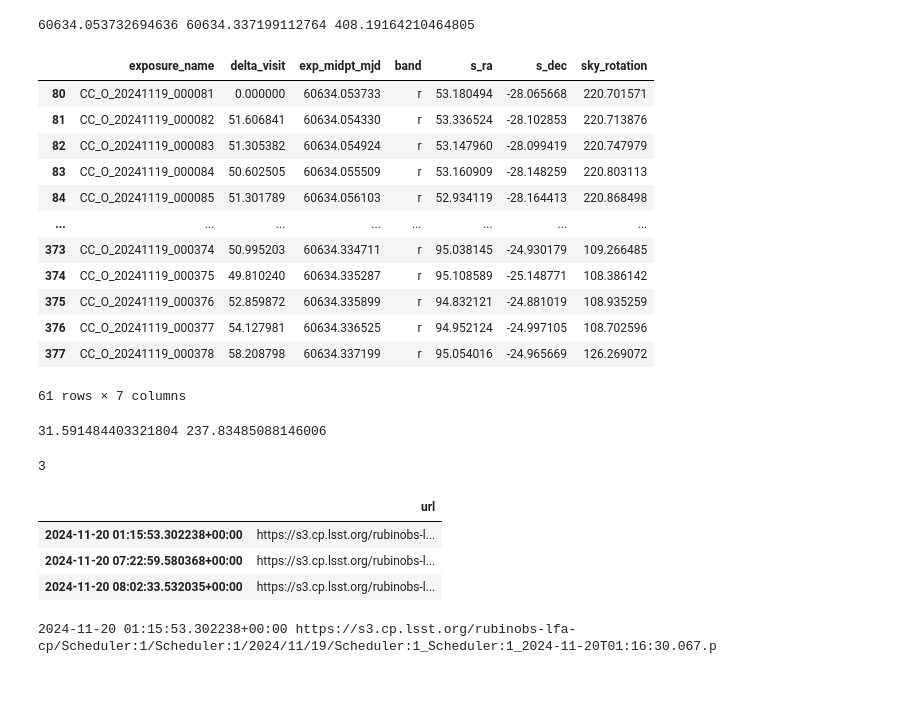
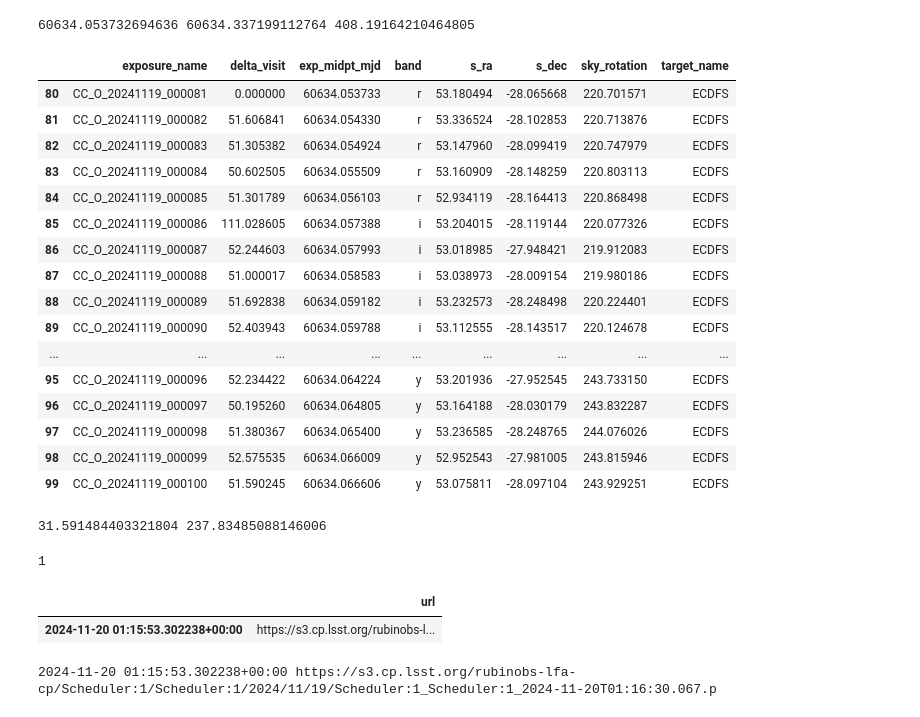
Before and after one commit to lsst-sims/fbs_curiosities, a Jupyter notebook: FBS_comcam_20241119.ipynb, the cells around one changed output. Saved outputs shown, nothing was run; the diff lists cells and outputs as text; code cells hidden in the pictures; blank space fills up the shorter version.

```diff
--- a/FBS_comcam_20241119.ipynb
+++ b/FBS_comcam_20241119.ipynb
@@ -71,40 +88,46 @@ targets[tcols]
 # %%
 # The targets -- up until the target at RA=300 / Dec = -40 -- were all acquired as visits.
 
 os.environ["LSST_CONSDB_PQ_URL"] = "http://consdb-pq.consdb:8080/consdb"
 os.environ["no_proxy"] += ",.consdb"
 
 consdb = ConsDbClient()
 instrument = 'lsstcomcam'
 day_obs_int = day_obs.replace('-', '')
 visit_query = f'''
     SELECT * FROM cdb_{instrument}.visit1
      where day_obs = {day_obs_int}
 '''
 visits = consdb.query(visit_query).to_pandas()
 
 vv = pd.DataFrame(visits.query('science_program == "BLOCK-320"'))
 delta_visit = vv.exp_midpt_mjd.values[1:] - vv.exp_midpt_mjd.values[:-1]
 delta_visit = np.concatenate([np.array([0]), delta_visit])
 vv['delta_visit'] = delta_visit * 24 * 60 * 60
 print(vv.exp_midpt_mjd.min(), vv.exp_midpt_mjd.max(), (vv.exp_midpt_mjd.max() - vv.exp_midpt_mjd.min()) * 24 * 60)
-vcols = ['exposure_name', 'delta_visit', 'exp_midpt_mjd', 'band', 's_ra', 's_dec', 'sky_rotation']
-display(vv[vcols])
+vcols = ['exposure_name', 'delta_visit', 'exp_midpt_mjd', 'band', 's_ra', 's_dec', 'sky_rotation', 'target_name']
+# trim down visits (since we know where the last relevant one was
+vv = vv.query('exp_midpt_mjd <= 60634.308665')
+display(HTML(vv[vcols].to_html()))
 # %% [output]
 60634.053732694636 60634.337199112764 408.19164210464805
-|  | exposure_name | delta_visit | exp_midpt_mjd | band | s_ra | s_dec | sky_rotation |
-| 80 | CC_O_20241119_000081 | 0.000000 | 60634.053733 | r | 53.180494 | -28.065668 | 220.701571 |
-| 81 | CC_O_20241119_000082 | 51.606841 | 60634.054330 | r | 53.336524 | -28.102853 | 220.713876 |
-| 82 | CC_O_20241119_000083 | 51.305382 | 60634.054924 | r | 53.147960 | -28.099419 | 220.747979 |
-| 83 | CC_O_20241119_000084 | 50.602505 | 60634.055509 | r | 53.160909 | -28.148259 | 220.803113 |
-| 84 | CC_O_20241119_000085 | 51.301789 | 60634.056103 | r | 52.934119 | -28.164413 | 220.868498 |
-| ... | ... | ... | ... | ... | ... | ... | ... |
-| 373 | CC_O_20241119_000374 | 50.995203 | 60634.334711 | r | 95.038145 | -24.930179 | 109.266485 |
-| 374 | CC_O_20241119_000375 | 49.810240 | 60634.335287 | r | 95.108589 | -25.148771 | 108.386142 |
-| 375 | CC_O_20241119_000376 | 52.859872 | 60634.335899 | r | 94.832121 | -24.881019 | 108.935259 |
-| 376 | CC_O_20241119_000377 | 54.127981 | 60634.336525 | r | 94.952124 | -24.997105 | 108.702596 |
-| 377 | CC_O_20241119_000378 | 58.208798 | 60634.337199 | r | 95.054016 | -24.965669 | 126.269072 |
+|  | exposure_name | delta_visit | exp_midpt_mjd | band | s_ra | s_dec | sky_rotation | target_name |
+| 80 | CC_O_20241119_000081 | 0.000000 | 60634.053733 | r | 53.180494 | -28.065668 | 220.701571 | ECDFS |
+| 81 | CC_O_20241119_000082 | 51.606841 | 60634.054330 | r | 53.336524 | -28.102853 | 220.713876 | ECDFS |
+| 82 | CC_O_20241119_000083 | 51.305382 | 60634.054924 | r | 53.147960 | -28.099419 | 220.747979 | ECDFS |
+| 83 | CC_O_20241119_000084 | 50.602505 | 60634.055509 | r | 53.160909 | -28.148259 | 220.803113 | ECDFS |
+| 84 | CC_O_20241119_000085 | 51.301789 | 60634.056103 | r | 52.934119 | -28.164413 | 220.868498 | ECDFS |
+| 85 | CC_O_20241119_000086 | 111.028605 | 60634.057388 | i | 53.204015 | -28.119144 | 220.077326 | ECDFS |
+| 86 | CC_O_20241119_000087 | 52.244603 | 60634.057993 | i | 53.018985 | -27.948421 | 219.912083 | ECDFS |
+| 87 | CC_O_20241119_000088 | 51.000017 | 60634.058583 | i | 53.038973 | -28.009154 | 219.980186 | ECDFS |
+| 88 | CC_O_20241119_000089 | 51.692838 | 60634.059182 | i | 53.232573 | -28.248498 | 220.224401 | ECDFS |
+| 89 | CC_O_20241119_000090 | 52.403943 | 60634.059788 | i | 53.112555 | -28.143517 | 220.124678 | ECDFS |
+| ... | ... | ... | ... | ... | ... | ... | ... | ... |
+| 95 | CC_O_20241119_000096 | 52.234422 | 60634.064224 | y | 53.201936 | -27.952545 | 243.733150 | ECDFS |
+| 96 | CC_O_20241119_000097 | 50.195260 | 60634.064805 | y | 53.164188 | -28.030179 | 243.832287 | ECDFS |
+| 97 | CC_O_20241119_000098 | 51.380367 | 60634.065400 | y | 53.236585 | -28.248765 | 244.076026 | ECDFS |
+| 98 | CC_O_20241119_000099 | 52.575535 | 60634.066009 | y | 52.952543 | -27.981005 | 243.815946 | ECDFS |
+| 99 | CC_O_20241119_000100 | 51.590245 | 60634.066606 | y | 53.075811 | -28.097104 | 243.929251 | ECDFS |
-61 rows × 7 columns
 # %%
 # The visits track the targets up to the point where the FBS tried to point at the Rubin_SV_300_-4 field at RA=300, Dec=-40
 # What was the alt/az of this pointing at that time?
@@ -125,21 +149,21 @@ print(alt, az)
 31.591484403321804 237.83485088146006
 # %%
 # What was the scheduler snapshot looking like? We only have one from the start of the first target
+# Snapshots are saved when the FBS is queried for "request_observation"
+# This currently happens for two calls in a row, then the resulting sequences are parsed in sets of twos by the Scheduler queue
 
 # Get the snapshots
 
 topic = "lsst.sal.Scheduler.logevent_largeFileObjectAvailable"
 fields = ["url"]
 
-dd = await efd_client.select_time_series(topic, fields, t_start, t_end, index=salindex)
-print(len(dd))
-display(HTML(dd.to_html()))
+snapshots = await efd_client.select_time_series(topic, fields, t_start, t_end, index=salindex)
+print(len(snapshots))
+display(HTML(snapshots.to_html()))
 # %% [output]
-3
+1
 |  | url |
 | 2024-11-20 01:15:53.302238+00:00 | https://s3.cp.lsst.org/rubinobs-l... |
-| 2024-11-20 07:22:59.580368+00:00 | https://s3.cp.lsst.org/rubinobs-l... |
-| 2024-11-20 08:02:33.532035+00:00 | https://s3.cp.lsst.org/rubinobs-l... |
 # %%
 index = 0
 
```
Also changed, not shown: parts of 13 cells of this notebook, 1 other file.
